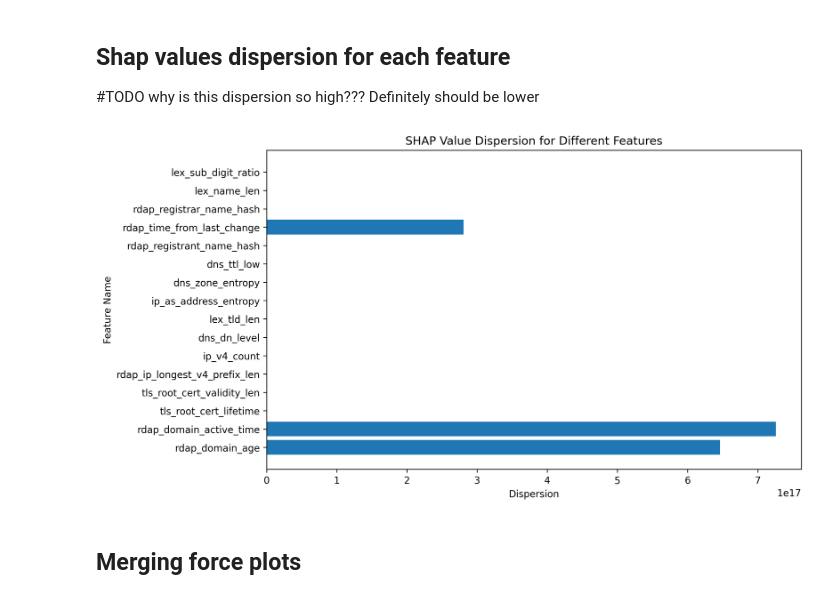
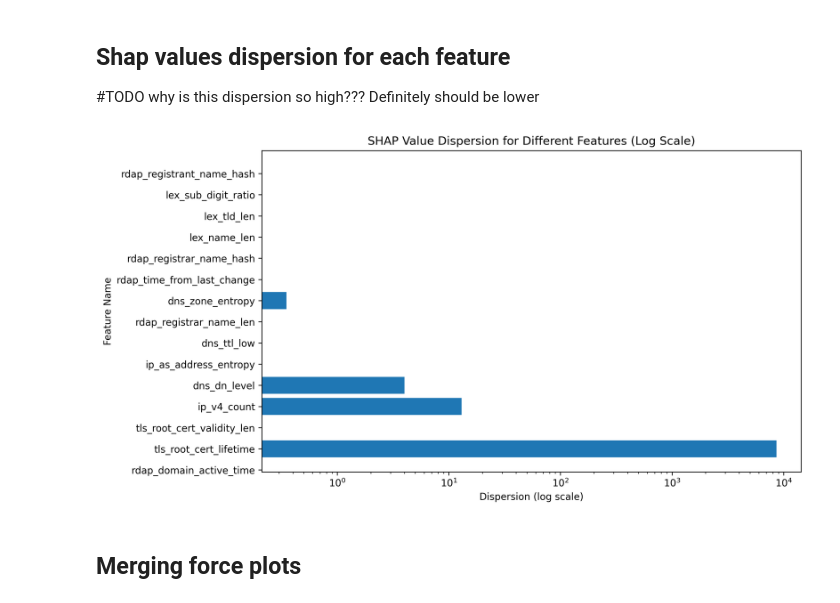
Before and after one commit to surViVeCZ/dr-playground, a Jupyter notebook: Playground.ipynb, the cells around one changed output. Saved outputs shown, nothing was run; the diff lists cells and outputs as text; code cells hidden in the pictures.

```diff
--- a/Playground.ipynb
+++ b/Playground.ipynb
@@ -65,8 +65,14 @@ df = cast_timestamp(df)
 #df["administrative_name_len"] = df["administrative_name_len"].astype(float)
 #df["administrative_name_hash"] = df["administrative_name_hash"].astype(float)
 
-df
 
-#df[~df['registrant_name_len'].isnull()]
+#drop tls root cert lifetime
+# df = df.drop(columns=['tls_root_cert_lifetime'])
+df = df.drop(columns=['rdap_domain_age'])
+# df = df.drop(columns=['rdap_domain_active_time'])
+# df = df.drop(columns=['rdap_time_from_last_change'])
+#print all columns names
+for col in df.columns:
+    print(col)
 df.head()
 # %% [output]
@@ -673,21 +699,21 @@ SelectMultiple(options=(), value=())
 
 #TODO why is this dispersion so high??? Definitely should be lower
 # %%
-
 # calculating dispersions for each feature
 dispersions = {}
 for feature_name, shap_values in feature_shap_values.items():
     dispersions[feature_name] = max(shap_values) - min(shap_values)
 
 # Create a bar plot to visualize the dispersions
 plt.figure(figsize=(10, 6))
 plt.barh(list(dispersions.keys()), list(dispersions.values()))
-plt.xlabel('Dispersion')
+plt.xscale('log')  # Set the x-axis to a logarithmic scale
+plt.xlabel('Dispersion (log scale)')
 plt.ylabel('Feature Name')
-plt.title('SHAP Value Dispersion for Different Features')
+plt.title('SHAP Value Dispersion for Different Features (Log Scale)')
 plt.show()
 # %% [output]
-[figure, old version]
+[figure, new version]
 # %% [markdown]
 ## Merging force plots
 # %%
```
Also changed, not shown: parts of 11 cells of this notebook, 7 other files.
